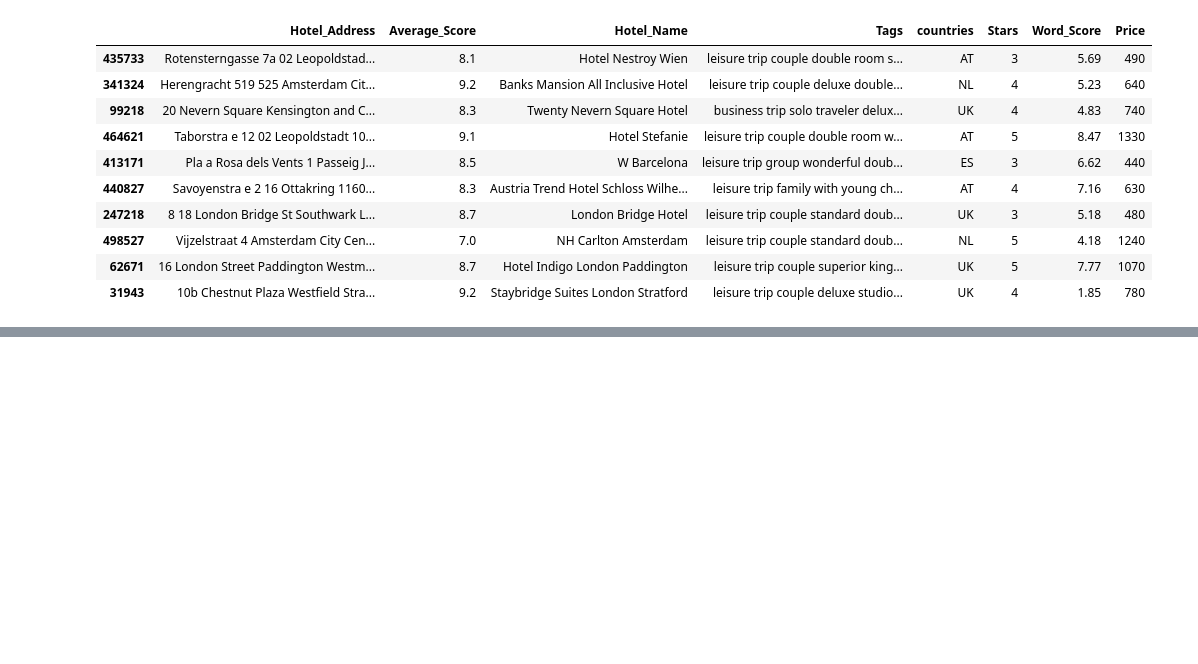
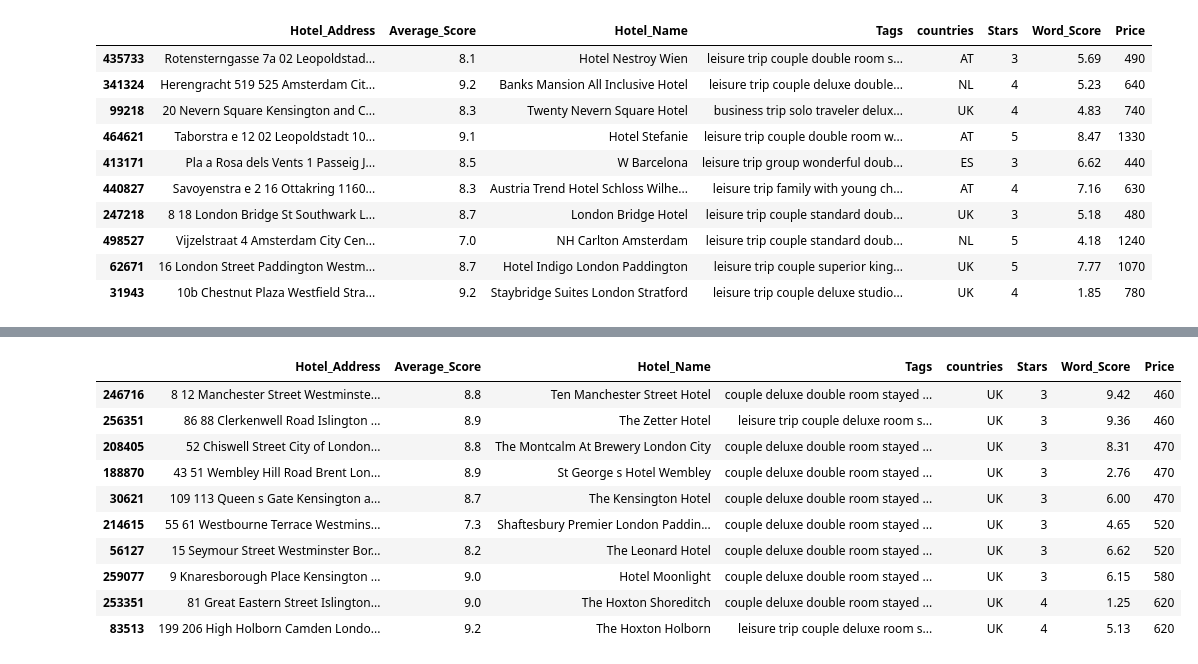
Before and after one commit to AvirupRay/Hotel-Recommendations-Based-on-Customer-Feedback, a Jupyter notebook: server_side/cleanData.ipynb, the cells around one changed output, grey strips where cells are left out. Drawn from its saved outputs; the diff is of its cells as text; code cells hidden in the pictures; blank space fills up the shorter version.

Commit message:
find hotels from description

```diff
--- a/server_side/cleanData.ipynb
+++ b/server_side/cleanData.ipynb
@@ -416,4 +414,6 @@ hotelData['Price']=hotelData['Price'].astype(int)
 # %%
 import pickle
 
-pickle.dump(hotelData,open("hotelModelPickle.pkl","wb"))
+hotelData=pickle.load(open("hotelModelPickle.pkl","rb"))
+
+hotelData.info()
@@ -419,0 +436,66 @@ pickle.dump(hotelData,open("hotelModelPickle.pkl","wb"))
+# %%
+import pandas as pd
+from sklearn.feature_extraction.text import TfidfVectorizer
+from sklearn.metrics.pairwise import cosine_similarity
+
+def findMyHotel3(dataframe,country,sortBy,stars,range,query):
+
+    #country mask
+    countryMask=dataframe['countries'].str.contains(country,case=False)
+
+    #star filtering
+    starMask=pd.Series([True]*len(dataframe))
+    if stars!=0 :
+        if stars==3 :
+            starMask=dataframe['Stars']==3
+        elif stars==4 :
+            starMask=dataframe['Stars']==4
+        elif stars==5 :
+            starMask=dataframe['Stars']==5
+
+    #price filtering
+    min=range[0]
+    max=range[1]
+    minPriceMask=dataframe['Price']>=min
+    maxPriceMask=dataframe['Price']<=max
+    combinedPriceMask=minPriceMask & maxPriceMask
+
+    #filtered df
+    filterDf=dataframe[countryMask & starMask & combinedPriceMask]
+
+
+    tfidf=TfidfVectorizer(stop_words="english")                 #making tf idf vectorizer
+    tfMatrix=tfidf.fit_transform(filterDf['Tags'])              #convert tags to vectors
+    queryVector=tfidf.transform([query.lower()])                #making the queryVector
+    cosProd=cosine_similarity(queryVector,tfMatrix).flatten()   #cos product of query and tags
+    hotelsFound = cosProd.argsort()[-100:][::-1]                #getting indices of hotels found
+    result_df=filterDf.iloc[hotelsFound]                        #filtering dataframe based on indices from cos product
+
+    if sortBy==0:                                                           #average score sorting
+        result_df=result_df.sort_values('Average_Score',ascending=False)
+    elif sortBy==1:                                                         #word score sorting
+        result_df=result_df.sort_values('Word_Score',ascending=False)
+    elif sortBy==2:                                                         #price sorting
+        result_df=result_df.sort_values('Price',ascending=True)
+    else :
+        print("wrong filter")
+        return
+
+    result_df.drop_duplicates(['Hotel_Name'],inplace=True)
+    result_df=result_df.head(10)
+    result_df.head(10)
+    return result_df
+
+findMyHotel3(hotelData,"UK",2,0,[450,1000],"i want a couple deluxe room")
+# %% [output]
+|  | Hotel_Address | Average_Score | Hotel_Name | Tags | countries | Stars | Word_Score | Price |
+| 246716 | 8 12 Manchester Street Westminste... | 8.8 | Ten Manchester Street Hotel | couple deluxe double room stayed ... | UK | 3 | 9.42 | 460 |
+| 256351 | 86 88 Clerkenwell Road Islington ... | 8.9 | The Zetter Hotel | leisure trip couple deluxe room s... | UK | 3 | 9.36 | 460 |
+| 208405 | 52 Chiswell Street City of London... | 8.8 | The Montcalm At Brewery London City | couple deluxe double room stayed ... | UK | 3 | 8.31 | 470 |
+| 188870 | 43 51 Wembley Hill Road Brent Lon... | 8.9 | St George s Hotel Wembley | couple deluxe double room stayed ... | UK | 3 | 2.76 | 470 |
+| 30621 | 109 113 Queen s Gate Kensington a... | 8.7 | The Kensington Hotel | couple deluxe double room stayed ... | UK | 3 | 6.00 | 470 |
+| 214615 | 55 61 Westbourne Terrace Westmins... | 7.3 | Shaftesbury Premier London Paddin... | couple deluxe double room stayed ... | UK | 3 | 4.65 | 520 |
+| 56127 | 15 Seymour Street Westminster Bor... | 8.2 | The Leonard Hotel | couple deluxe double room stayed ... | UK | 3 | 6.62 | 520 |
+| 259077 | 9 Knaresborough Place Kensington ... | 9.0 | Hotel Moonlight | couple deluxe double room stayed ... | UK | 3 | 6.15 | 580 |
+| 253351 | 81 Great Eastern Street Islington... | 9.0 | The Hoxton Shoreditch | couple deluxe double room stayed ... | UK | 4 | 1.25 | 620 |
+| 83513 | 199 206 High Holborn Camden Londo... | 9.2 | The Hoxton Holborn | leisure trip couple deluxe room s... | UK | 4 | 5.13 | 620 |
```
Also changed, not shown: parts of 3 cells of this notebook, 2 other files.
